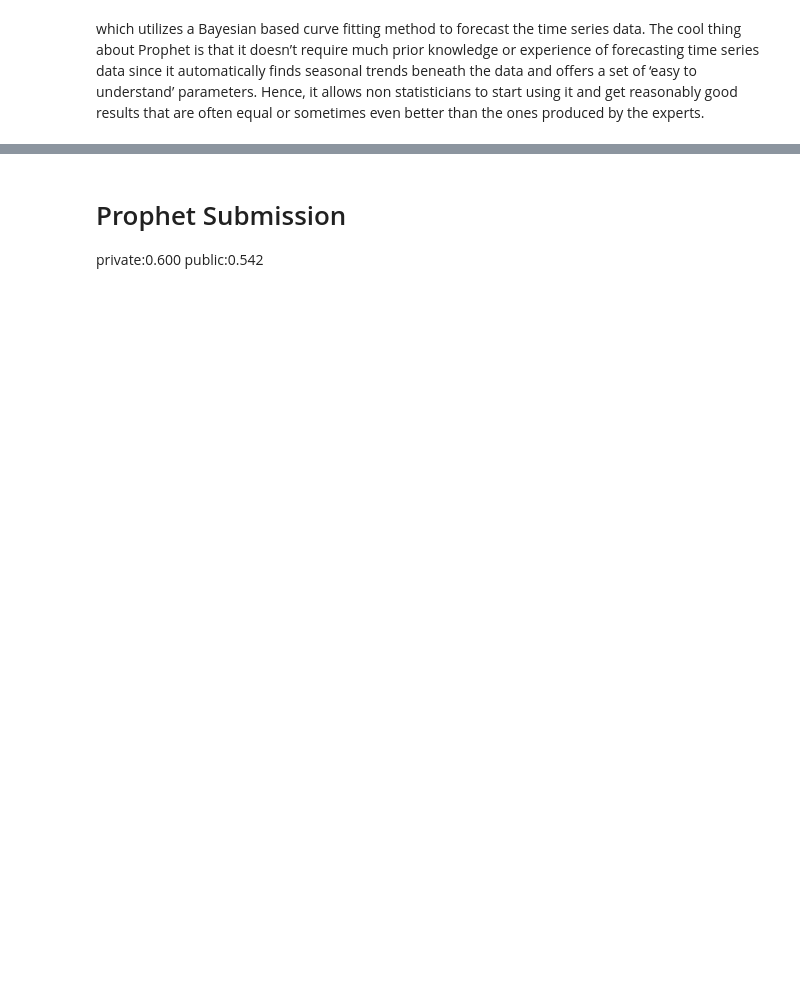
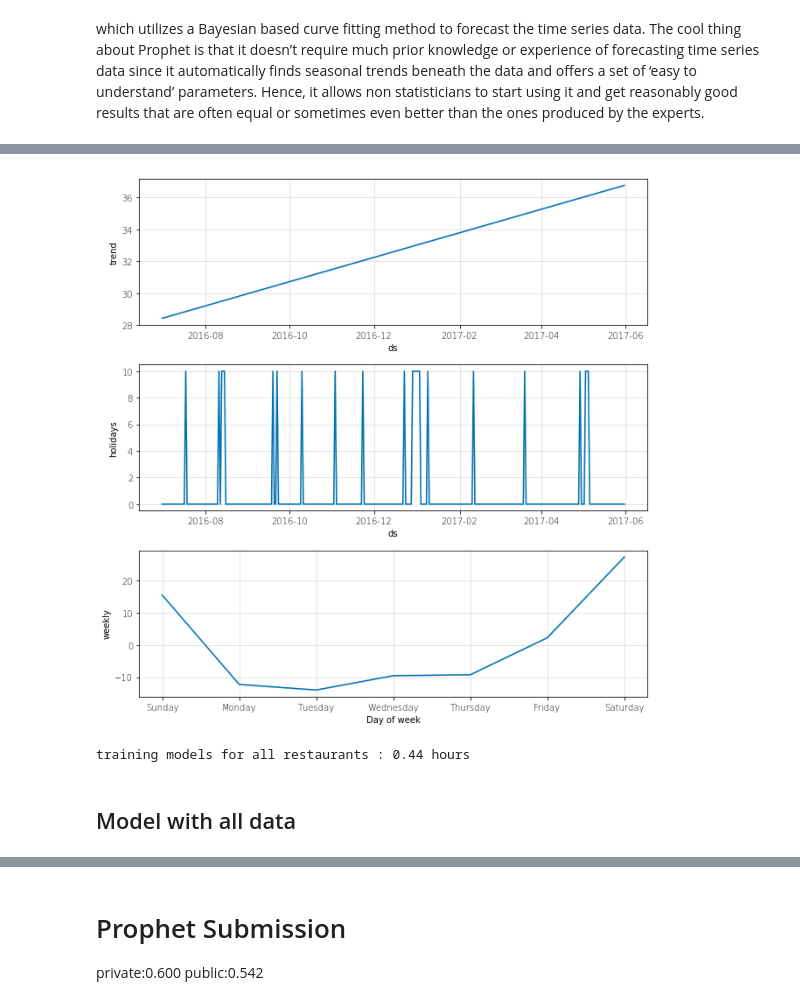
Before and after one commit to GlobalMaksimum/turkcell-workshop, a Jupyter notebook: samet/timeseries_models.ipynb, the cells around one changed output, grey strips where cells are left out. Cells and saved outputs as stored; diff of their text form; code cells hidden in the pictures; blank space fills up the shorter version.

```diff
--- a/samet/timeseries_models.ipynb
+++ b/samet/timeseries_models.ipynb
@@ -727,0 +205,11 @@ air_00a91d42b08b08d9_2017-05-01,24.43055032626438
+# %%
+# components
+fig = m.plot_components(forecast)
+# %% [output]
+[figure, added]
+# %%
+print('training models for all restaurants : {} hours'.format(round(2*800/60/60,2)))
+# %% [output]
+training models for all restaurants : 0.44 hours
+# %% [markdown]
+## Model with all data
```
Also changed, not shown: parts of 100 cells of this notebook, 2 other files.
